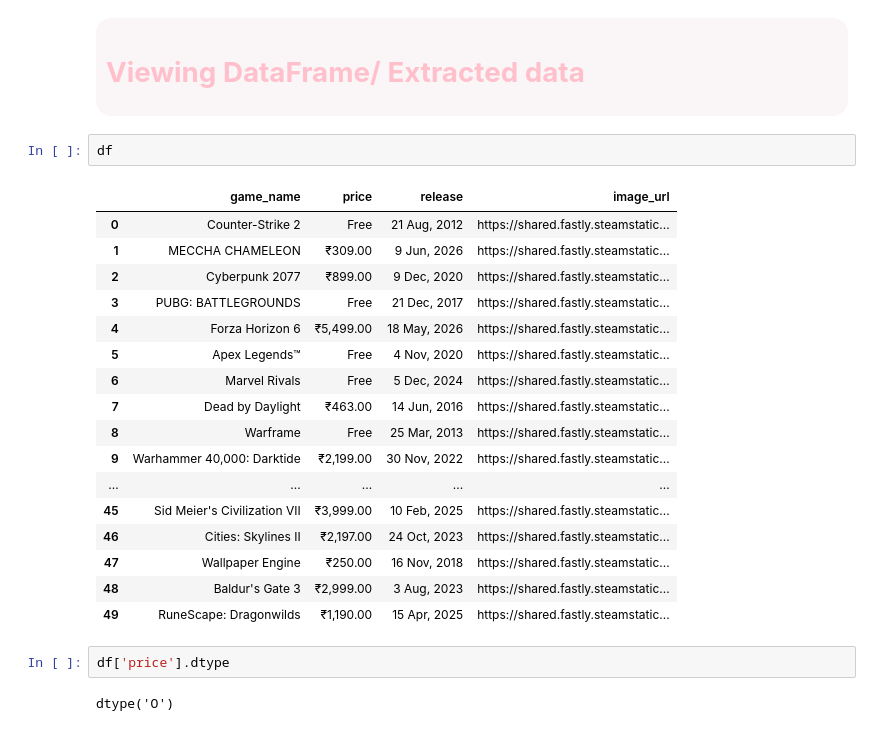
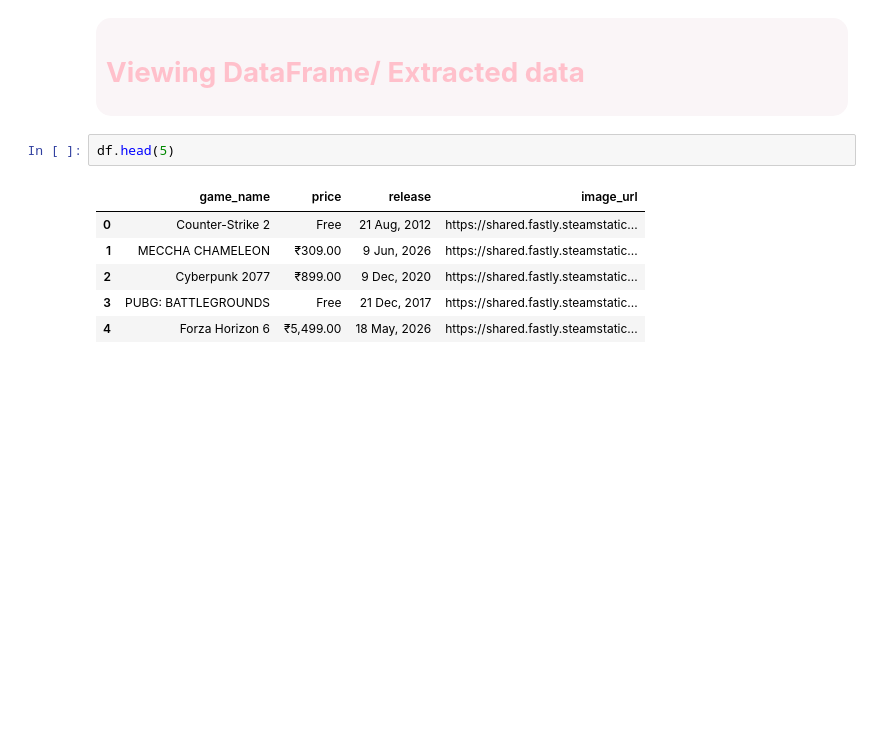
Before and after one commit to sanyagusain19/AI-ML-Bootcamp, a Jupyter notebook: web_scraping_project1.ipynb, the cells around one changed output. Drawn from its saved outputs; the diff is of its cells as text; blank space fills up the shorter version.

```diff
--- a/web_scraping_project1.ipynb
+++ b/web_scraping_project1.ipynb
@@ -421,26 +421,11 @@ df = pd.DataFrame(games_data)
 
 </div>
 # %%
-df
+df.head(5)
 # %% [output]
 |  | game_name | price | release | image_url |
 | 0 | Counter-Strike 2 | Free | 21 Aug, 2012 | https://shared.fastly.steamstatic... |
 | 1 | MECCHA CHAMELEON | ₹309.00 | 9 Jun, 2026 | https://shared.fastly.steamstatic... |
 | 2 | Cyberpunk 2077 | ₹899.00 | 9 Dec, 2020 | https://shared.fastly.steamstatic... |
 | 3 | PUBG: BATTLEGROUNDS | Free | 21 Dec, 2017 | https://shared.fastly.steamstatic... |
 | 4 | Forza Horizon 6 | ₹5,499.00 | 18 May, 2026 | https://shared.fastly.steamstatic... |
-| 5 | Apex Legends™ | Free | 4 Nov, 2020 | https://shared.fastly.steamstatic... |
-| 6 | Marvel Rivals | Free | 5 Dec, 2024 | https://shared.fastly.steamstatic... |
-| 7 | Dead by Daylight | ₹463.00 | 14 Jun, 2016 | https://shared.fastly.steamstatic... |
-| 8 | Warframe | Free | 25 Mar, 2013 | https://shared.fastly.steamstatic... |
-| 9 | Warhammer 40,000: Darktide | ₹2,199.00 | 30 Nov, 2022 | https://shared.fastly.steamstatic... |
-| ... | ... | ... | ... | ... |
-| 45 | Sid Meier's Civilization VII | ₹3,999.00 | 10 Feb, 2025 | https://shared.fastly.steamstatic... |
-| 46 | Cities: Skylines II | ₹2,197.00 | 24 Oct, 2023 | https://shared.fastly.steamstatic... |
-| 47 | Wallpaper Engine | ₹250.00 | 16 Nov, 2018 | https://shared.fastly.steamstatic... |
-| 48 | Baldur's Gate 3 | ₹2,999.00 | 3 Aug, 2023 | https://shared.fastly.steamstatic... |
-| 49 | RuneScape: Dragonwilds | ₹1,190.00 | 15 Apr, 2025 | https://shared.fastly.steamstatic... |
-# %%
-df['price'].dtype
-# %% [output]
-dtype('O')
```
